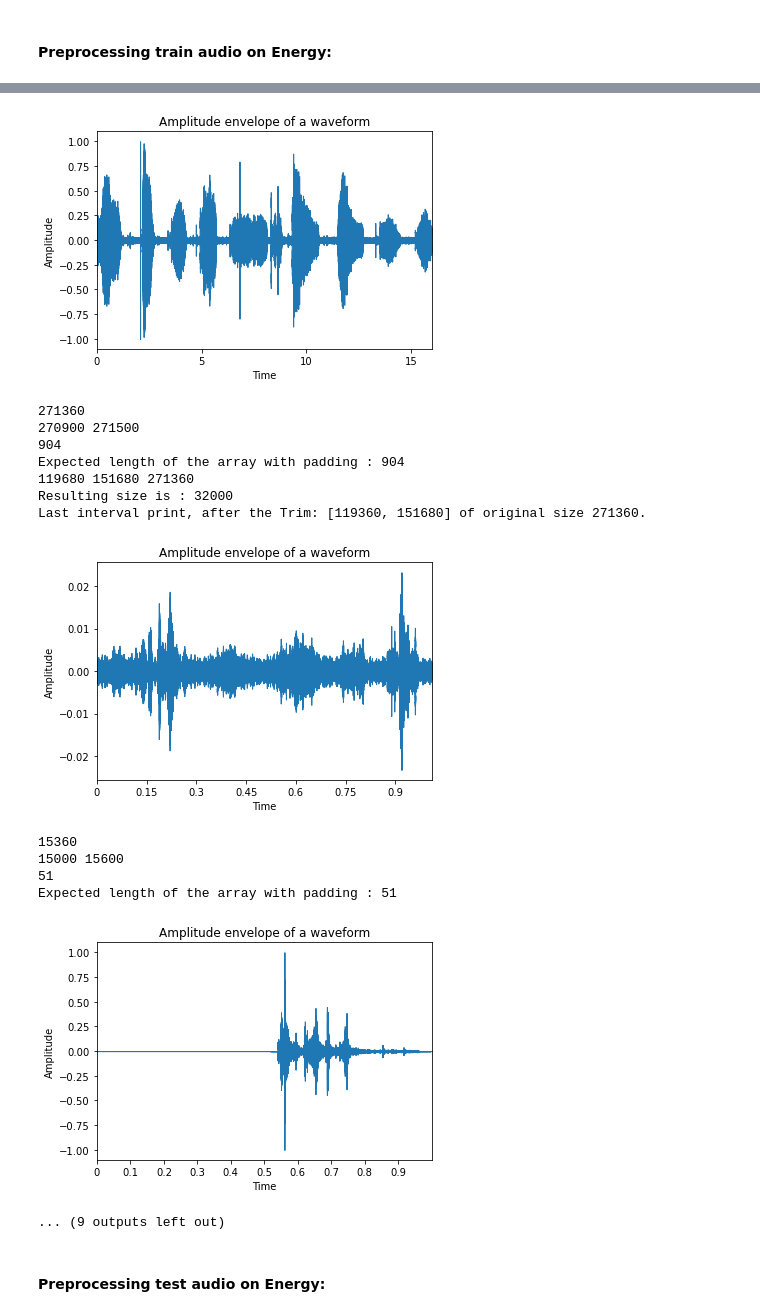
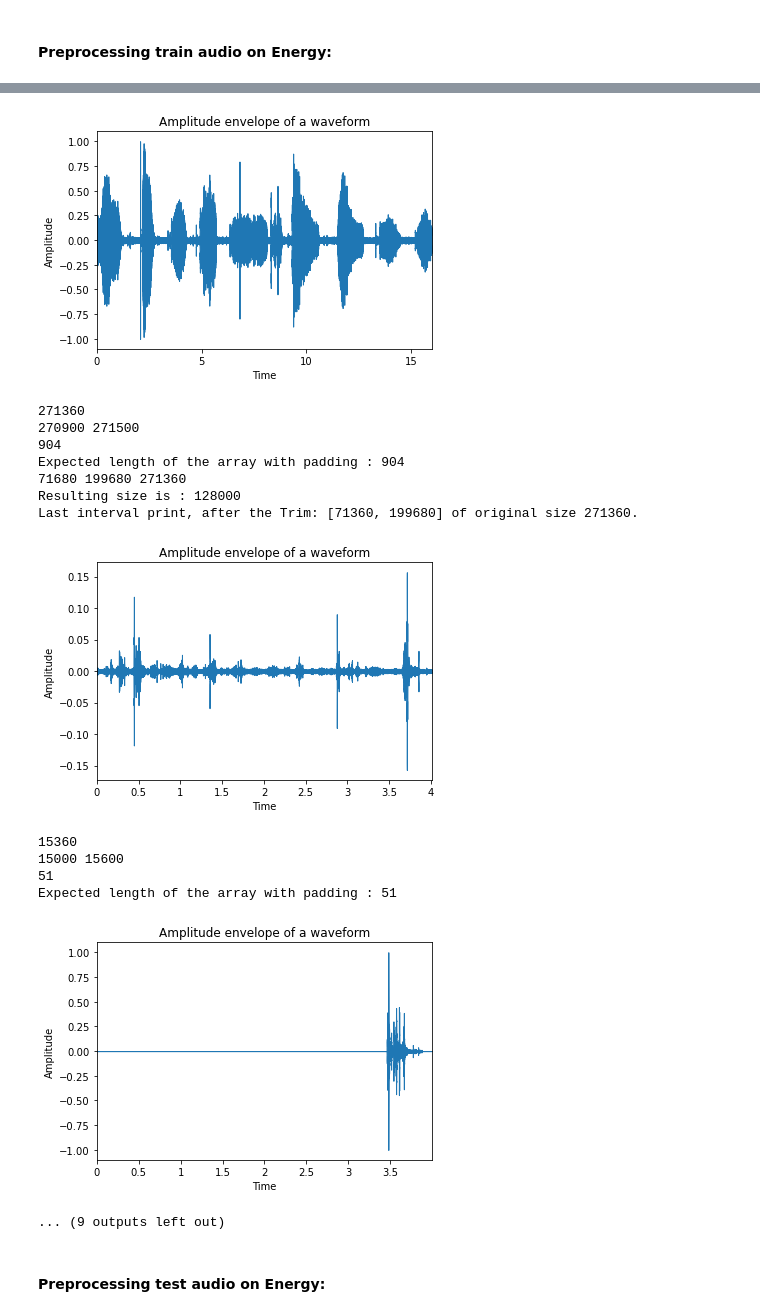
Before and after one commit to Learningchipmunk/SincNet_v2.0, a Jupyter notebook: Pre-processing_audio_files_to_Tensors.ipynb, the cells around one changed output, grey strips where cells are left out. Saved outputs shown, nothing was run; the diff lists cells and outputs as text; code cells hidden in the pictures.

```diff
--- a/Pre-processing_audio_files_to_Tensors.ipynb
+++ b/Pre-processing_audio_files_to_Tensors.ipynb
@@ -535,7 +535,7 @@ Storing_Data(storing_data)
 TrimWithEnergy = True
 
 ## Path to write Tensors:
-writingDirAudioTrain_Tensors_3 = "Data/Audio_Tensors/Train/Preprocessed_withEnergy_AudioTensors_Window1000ms_Random0Padding/"
+writingDirAudioTrain_Tensors_3 = "Data/Audio_Tensors/Train/Preprocessed_withEnergy_AudioTensors_Window4000ms_Random0Padding/"
 
 ## Parameters used to read audio files:
 targetSamplingRate = 32000
@@ -543,7 +543,7 @@ trainAudioFiles
 dir_audio_train
 
 ## Parameters of the trim:
-window_length = 1000#ms
+window_length = 4000#ms
 threshold_percentage = 25#%
 L = 600#values
 stride = 300#values
@@ -603,24 +597,24 @@ Last interval print, after the Trim: [580, 58360] of original size 79360.
 525440
 525000 525600
 1751
 Expected length of the array with padding : 1751
 900 512540 525440
 Resulting size is : 511640
 Last interval print, after the Trim: [580, 512540] of original size 525440.
 [figure]
 271360
 270900 271500
 904
 Expected length of the array with padding : 904
-119680 151680 271360
-Resulting size is : 32000
-Last interval print, after the Trim: [119360, 151680] of original size 271360.
+71680 199680 271360
+Resulting size is : 128000
+Last interval print, after the Trim: [71360, 199680] of original size 271360.
-[figure, old version]
+[figure, new version]
 15360
 15000 15600
 51
 Expected length of the array with padding : 51
-[figure, old version]
+[figure, new version]
 ... (9 outputs left out)
 # %% [markdown]
 #### Preprocessing test audio on Energy:
```
Also changed, not shown: parts of 2 cells of this notebook, 35 other files.
